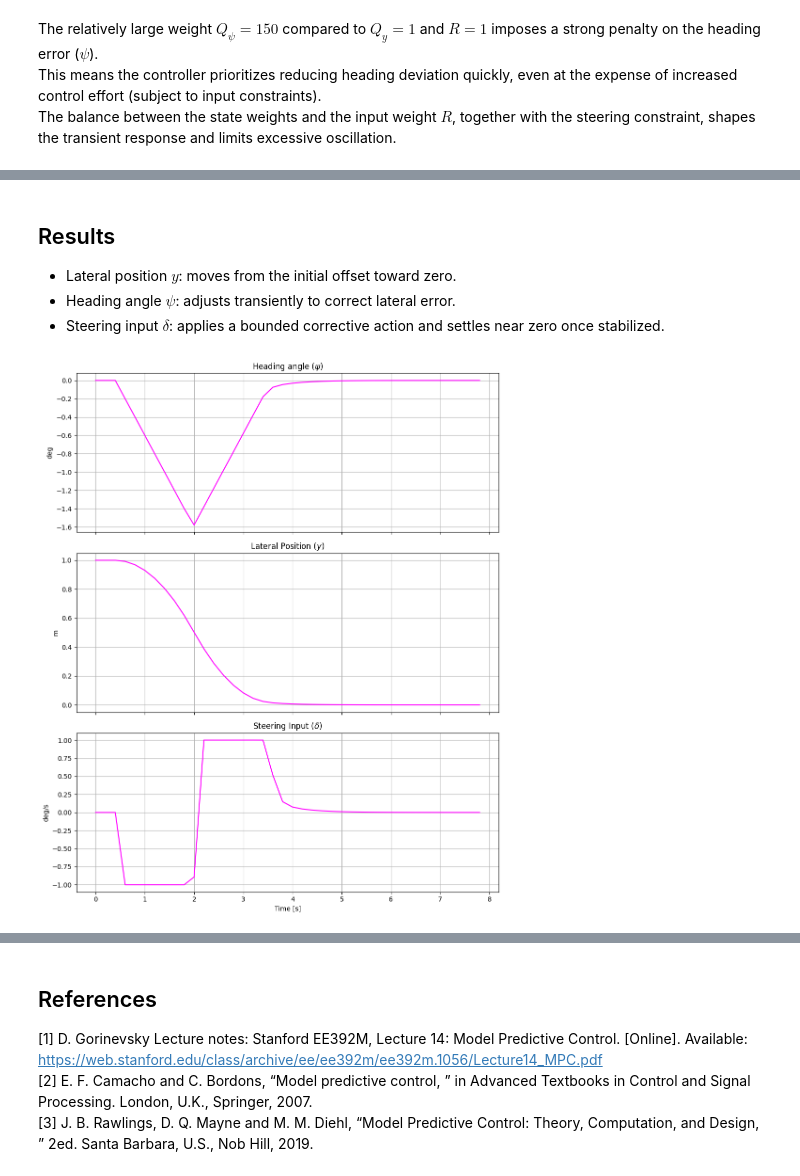
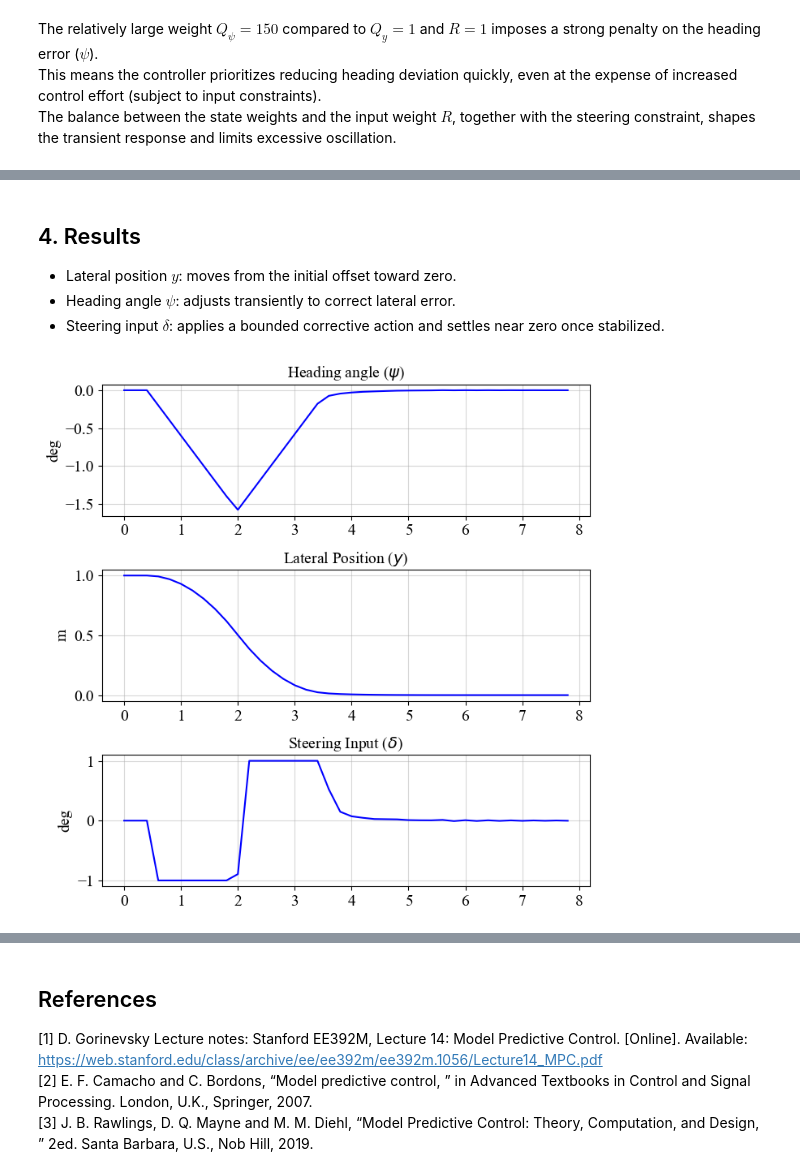
Before and after one commit to grep265/c4dynamics, a Jupyter notebook: docs/source/programs/mpc-steering.ipynb, the cells around one changed output, grey strips where cells are left out. Saved outputs shown, nothing was run; the diff lists cells and outputs as text; code cells hidden in the pictures.

Commit message:
1. scipy.minimize instead cvxpy. 2. edits. 3. lane diagram.

```diff
--- a/docs/source/programs/mpc-steering.ipynb
+++ b/docs/source/programs/mpc-steering.ipynb
@@ -188,44 +271,53 @@ At each time step:
 # %%
 for ti in np.arange(0, t_end, dt):
+
     vehicle.store(ti)
     vehicle.storeparams('delta', t=ti)
 
     if ti >= 2 * dt:
-        vehicle.delta = solve_mpc(vehicle.X)
+
+        # Initial guess for optimization
+        z0 = np.zeros(2*(N+1) + N)
+        z0[:2*(N+1)] = np.tile(vehicle.X[:, np.newaxis], N+1).flatten()
+
+        # solve the quadratic program once per step
+        result = minimize(cost, z0, method='SLSQP',
+                          constraints=constraints,
+                          options={'ftol': 1e-6, 'maxiter': 100}
+                          )
+
+        # Extract first control input
+        vehicle.delta = result.x[2*(N+1):].reshape(1, N)[0, 0]
 
     sol = solve_ivp(vehicle_model, [ti, ti + dt], vehicle.X, args=(vehicle.delta,))
     vehicle.X = sol.y[:, -1]
 # %% [markdown]
-## Results
+## 4. Results
 
 - Lateral position $y$: moves from the initial offset toward zero.
 - Heading angle $\psi$: adjusts transiently to correct lateral error.
 - Steering input $\delta$: applies a bounded corrective action and settles near zero once stabilized.
 # %%
+# plt.style.use('dark_background')
 # Create a figure with 3 subplots
-fig, axs = plt.subplots(3, 1, figsize=(10, 12), sharex=True)
+# fig, axs = plt.subplots(3, 1, figsize=(8, 12), sharex=True) #
+fig, axs = plt.subplots(3, 1, figsize=(7, 7)) #
+plt.subplots_adjust(right=0.8)
 
 # 1. Heading Angle (psi) in degrees
-axs[0].plot(*vehicle.data('psi', scale=c4d.r2d), color='magenta', linewidth=1.5)
-axs[0].set_ylabel('deg')
-axs[0].set_title('Heading angle ($\\psi$)')
-axs[0].grid(True)
+axs[0].plot(*vehicle.data('psi', scale=c4d.r2d), color='blue', linewidth=1.5)
+c4d.plotdefaults(axs[0], 'Heading angle ($\\psi$)', '', 'deg', fontsize = 14)
 
 # 2. Lateral Position (y) in meters
-axs[1].plot(*vehicle.data('y'), color='magenta', linewidth=1.5)
-axs[1].set_ylabel('m')
-axs[1].set_title('Lateral Position ($y$)')
-axs[1].grid(True)
+axs[1].plot(*vehicle.data('y'), color='blue', linewidth=1.5)
+c4d.plotdefaults(axs[1], 'Lateral Position ($y$)', '', 'm', fontsize = 14)
 
 # 3. Steering Input (delta) in degrees
-axs[2].plot(*vehicle.data('delta', scale=c4d.r2d), color='magenta', linewidth=1.5)
-axs[2].set_ylabel('deg/s')
-axs[2].set_xlabel('Time [s]')
-axs[2].set_title('Steering Input ($\\delta$)')
-axs[2].grid(True)
+axs[2].plot(*vehicle.data('delta', scale=c4d.r2d), color='blue', linewidth=1.5)
+c4d.plotdefaults(axs[2], 'Steering Input ($\\delta$)', '', 'deg', fontsize = 14)
 
 plt.tight_layout()
-plt.show()
+# plt.show()
 # %% [output]
-[figure, old version]
+[figure, new version]
 # %% [markdown]
```
Also changed, not shown: parts of 28 cells of this notebook, 2 other files.
